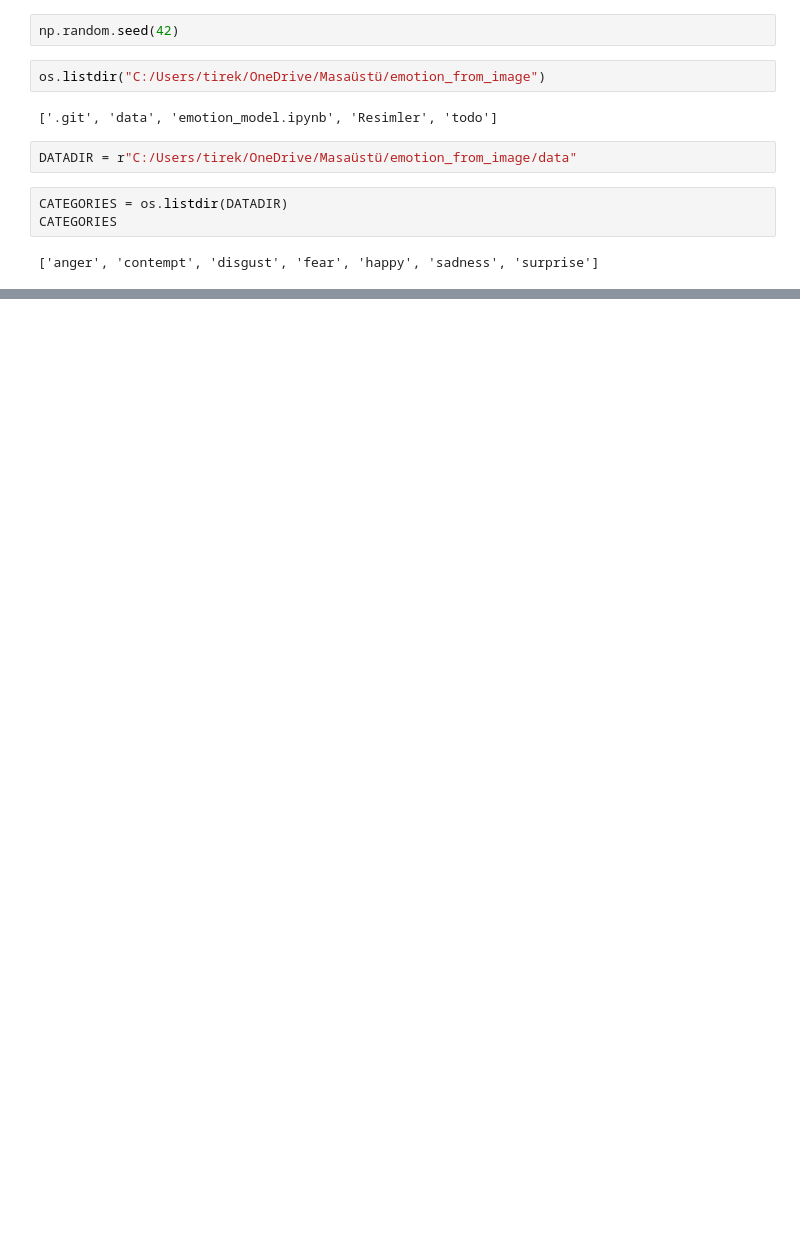
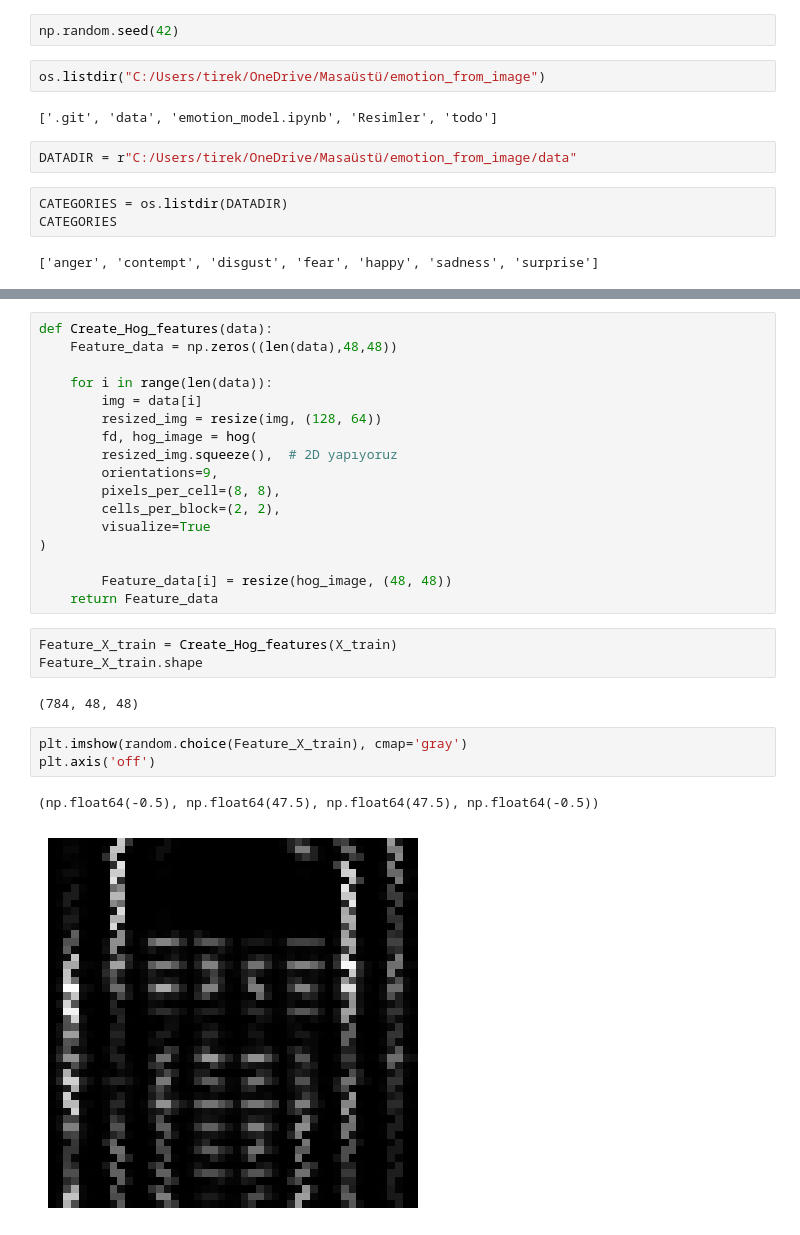
Before and after one commit to nazlitirek/emotion-analysis-from-image-data, a Jupyter notebook: emotion_model.ipynb, the cells around one changed output, grey strips where cells are left out. Drawn from its saved outputs; the diff is of its cells as text; blank space fills up the shorter version.

```diff
--- a/emotion_model.ipynb
+++ b/emotion_model.ipynb
@@ -217,0 +206,28 @@ AttributeError: 'NoneType' object has no attribute 'dtype'
+# %%
+def Create_Hog_features(data):
+    Feature_data = np.zeros((len(data),48,48))
+
+    for i in range(len(data)):
+        img = data[i]
+        resized_img = resize(img, (128, 64))
+        fd, hog_image = hog(
+        resized_img.squeeze(),  # 2D yapıyoruz
+        orientations=9,
+        pixels_per_cell=(8, 8),
+        cells_per_block=(2, 2),
+        visualize=True
+)
+
+        Feature_data[i] = resize(hog_image, (48, 48))
+    return Feature_data
+# %%
+Feature_X_train = Create_Hog_features(X_train)
+Feature_X_train.shape
+# %% [output]
+(784, 48, 48)
+# %%
+plt.imshow(random.choice(Feature_X_train), cmap='gray')
+plt.axis('off')
+# %% [output]
+(np.float64(-0.5), np.float64(47.5), np.float64(47.5), np.float64(-0.5))
+[figure, added]
```
Also changed, not shown: parts of 49 cells of this notebook, 3 other files.
